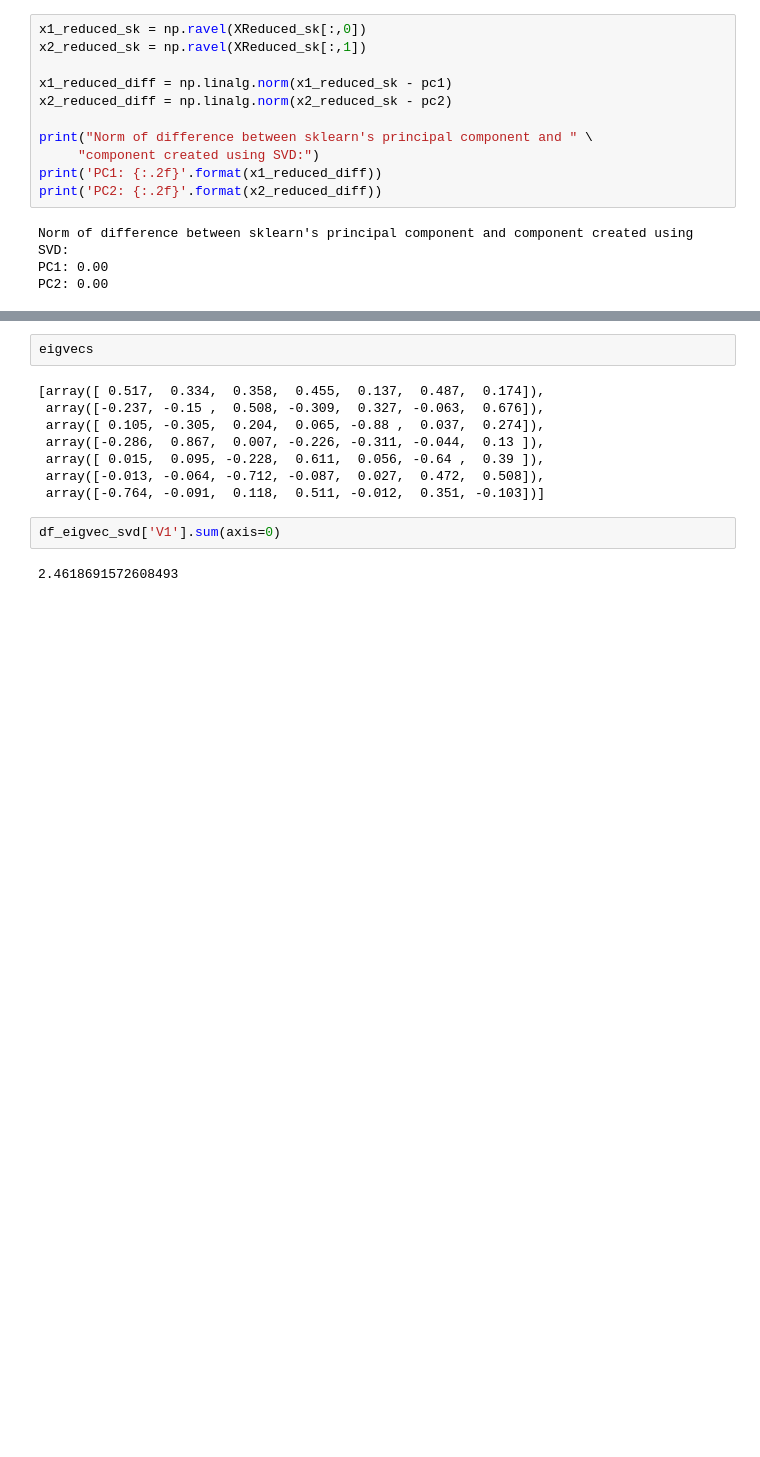
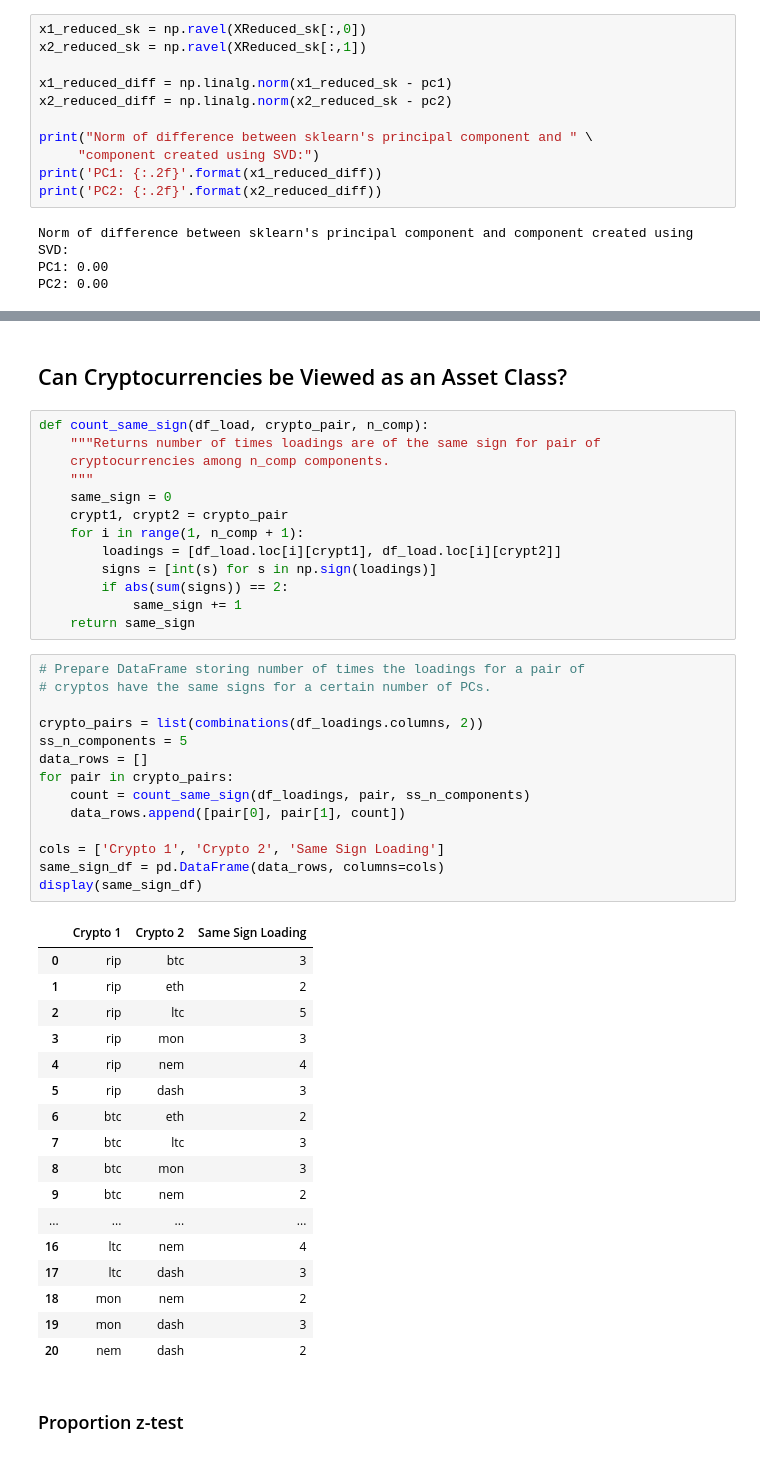
Before and after one commit to LavenderViking/AM205-crypto-analysis, a Jupyter notebook: pca_playground.ipynb, the cells around one changed output, grey strips where cells are left out. Cells and saved outputs as stored; diff of their text form; blank space fills up the shorter version.

```diff
--- a/pca_playground.ipynb
+++ b/pca_playground.ipynb
@@ -296,17 +307,52 @@ df_loadings
 | 5 | 0.024 | 0.111 | -0.221 | 0.536 | 0.042 | -0.436 | 0.191 |
 | 6 | -0.021 | -0.075 | -0.691 | -0.076 | 0.020 | 0.321 | 0.248 |
 | 7 | -1.245 | -0.106 | 0.114 | 0.448 | -0.009 | 0.239 | -0.051 |
-# %%
-eigvecs
-# %% [output]
-[array([ 0.517,  0.334,  0.358,  0.455,  0.137,  0.487,  0.174]),
- array([-0.237, -0.15 ,  0.508, -0.309,  0.327, -0.063,  0.676]),
- array([ 0.105, -0.305,  0.204,  0.065, -0.88 ,  0.037,  0.274]),
- array([-0.286,  0.867,  0.007, -0.226, -0.311, -0.044,  0.13 ]),
- array([ 0.015,  0.095, -0.228,  0.611,  0.056, -0.64 ,  0.39 ]),
- array([-0.013, -0.064, -0.712, -0.087,  0.027,  0.472,  0.508]),
- array([-0.764, -0.091,  0.118,  0.511, -0.012,  0.351, -0.103])]
-# %%
-df_eigvec_svd['V1'].sum(axis=0)
-# %% [output]
-2.4618691572608493
+# %% [markdown]
+## Can Cryptocurrencies be Viewed as an Asset Class?
+# %%
+def count_same_sign(df_load, crypto_pair, n_comp):
+    """Returns number of times loadings are of the same sign for pair of
+    cryptocurrencies among n_comp components.
+    """
+    same_sign = 0
+    crypt1, crypt2 = crypto_pair
+    for i in range(1, n_comp + 1):
+        loadings = [df_load.loc[i][crypt1], df_load.loc[i][crypt2]]
+        signs = [int(s) for s in np.sign(loadings)]
+        if abs(sum(signs)) == 2:
+            same_sign += 1
+    return same_sign
+# %%
+# Prepare DataFrame storing number of times the loadings for a pair of
+# cryptos have the same signs for a certain number of PCs.
+
+crypto_pairs = list(combinations(df_loadings.columns, 2))
+ss_n_components = 5
+data_rows = []
+for pair in crypto_pairs:
+    count = count_same_sign(df_loadings, pair, ss_n_components)
+    data_rows.append([pair[0], pair[1], count])
+
+cols = ['Crypto 1', 'Crypto 2', 'Same Sign Loading']
+same_sign_df = pd.DataFrame(data_rows, columns=cols)
+display(same_sign_df)
+# %% [output]
+|  | Crypto 1 | Crypto 2 | Same Sign Loading |
+| 0 | rip | btc | 3 |
+| 1 | rip | eth | 2 |
+| 2 | rip | ltc | 5 |
+| 3 | rip | mon | 3 |
+| 4 | rip | nem | 4 |
+| 5 | rip | dash | 3 |
+| 6 | btc | eth | 2 |
+| 7 | btc | ltc | 3 |
+| 8 | btc | mon | 3 |
+| 9 | btc | nem | 2 |
+| ... | ... | ... | ... |
+| 16 | ltc | nem | 4 |
+| 17 | ltc | dash | 3 |
+| 18 | mon | nem | 2 |
+| 19 | mon | dash | 3 |
+| 20 | nem | dash | 2 |
+# %% [markdown]
+### Proportion z-test
```
Also changed, not shown: parts of 15 cells of this notebook, 9 other files.
